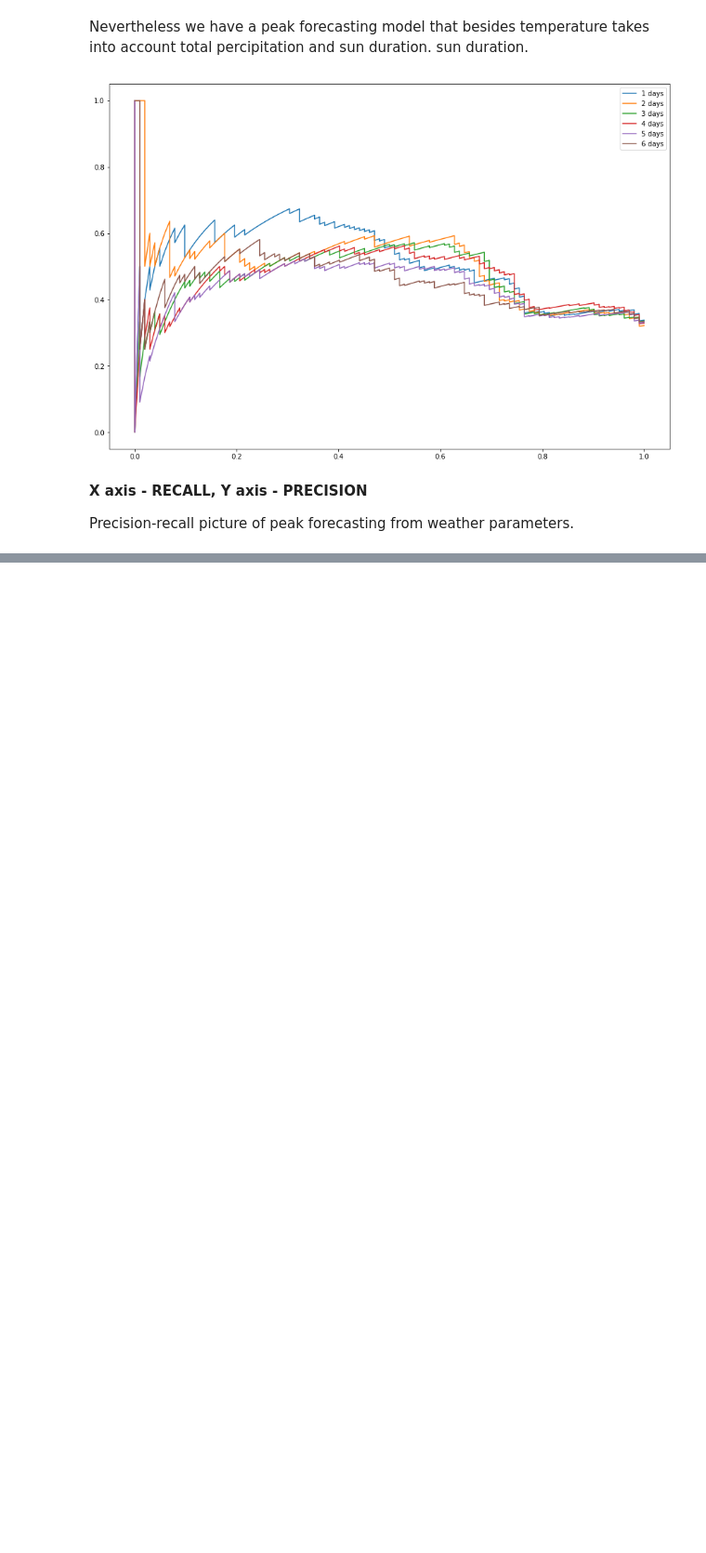
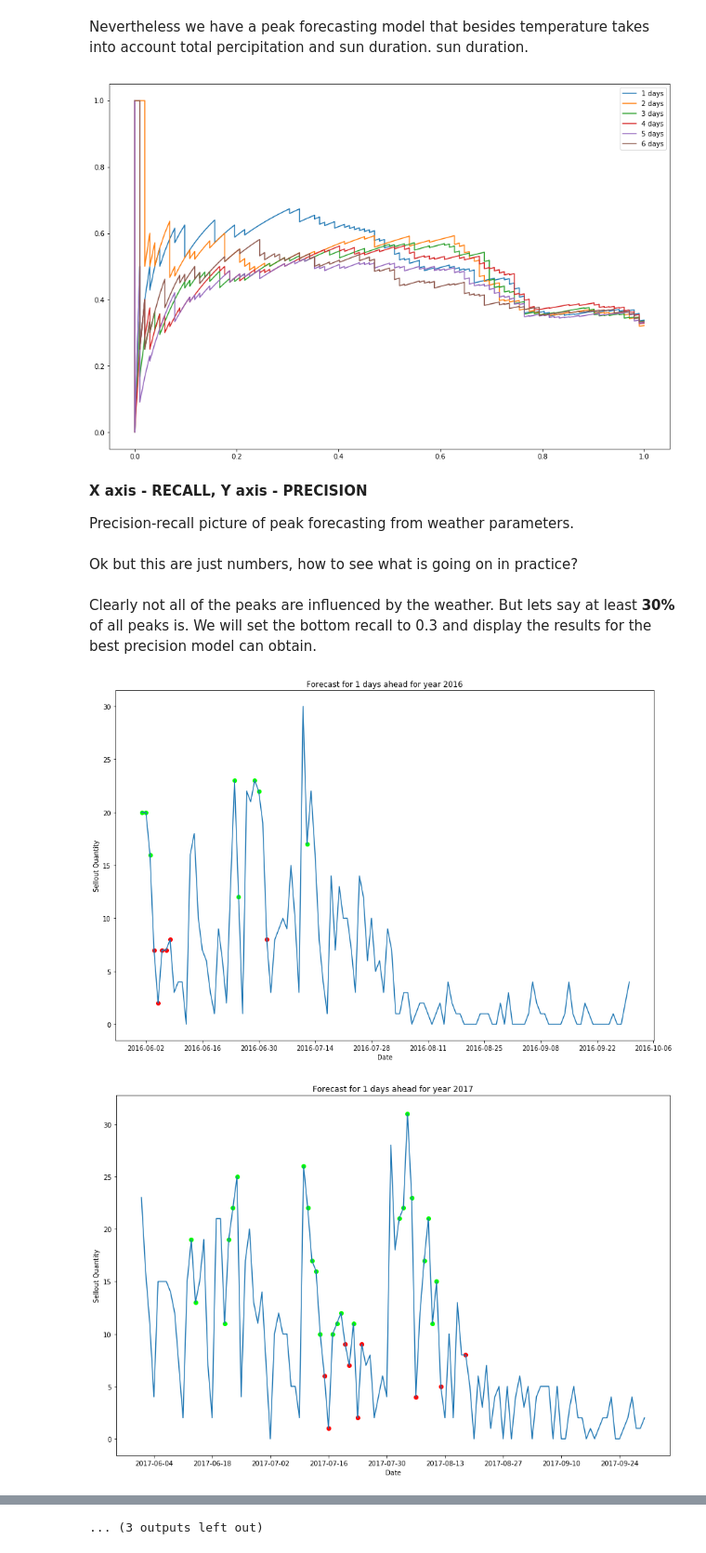
Before and after one commit to JozefStefanInstitute/ew-shopp-public, a Jupyter notebook: analysis/AC_weather.ipynb, the cells around one changed output, grey strips where cells are left out. Shown at 93% size. Drawn from its saved outputs; the diff is of its cells as text; code cells hidden in the pictures; blank space fills up the shorter version.

Commit message:
Peak prediction yearly visualizations

```diff
--- a/analysis/AC_weather.ipynb
+++ b/analysis/AC_weather.ipynb
@@ -171,3 +171,17 @@ wa.predict_with_model(wf, ac_sellout[mask], mask=mask)
 **X axis - RECALL, Y axis - PRECISION**
 
 Precision-recall picture of peak forecasting from weather parameters.
+# %% [markdown]
+Ok but this are just numbers, how to see what is going on in practice?
+# %% [markdown]
+Clearly not all of the peaks are influenced by the weather. But lets say at least **30%** of all peaks is.
+We will set the bottom recall to 0.3 and display the results for the best precision model can obtain.
+# %%
+# use only seasonal data
+mask = (ac_sellout.index.month >= 6) & (ac_sellout.index.month <= 9)
+
+# train the model - lower bound for recall is 0.3
+wa.predict_with_model(wf, ac_sellout[mask], mask=mask, recall_lim=0.3)
+# %% [output]
+[figure, added]
+[figure, added]
@@ -173,0 +198 @@ Precision-recall picture of peak forecasting from weather parameters.
+... (3 outputs left out)
```
Also changed, not shown: parts of 1 cell of this notebook.
